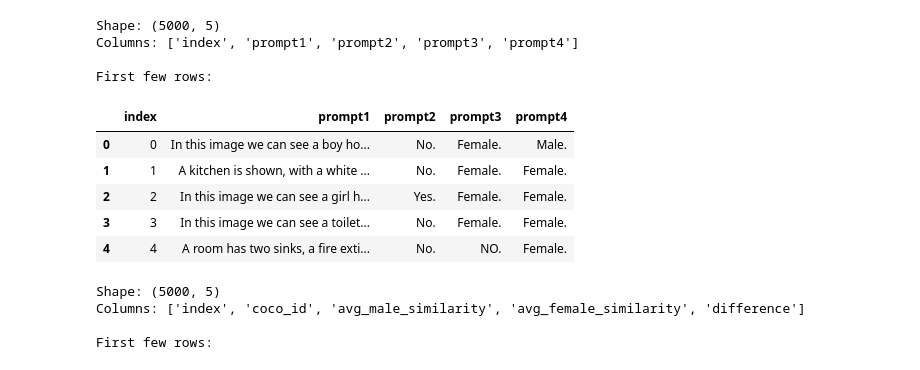
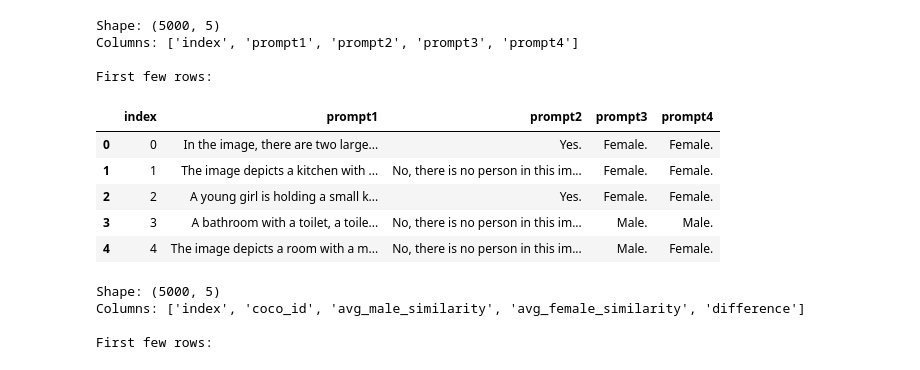
Before and after one commit to kirthi20/vlm-project, a Jupyter notebook: clip-bias-baselines/object_analysis_partitioned.ipynb, the cells around one changed output. Cells and saved outputs as stored; diff of their text form; code cells hidden in the pictures.

```diff
--- a/clip-bias-baselines/object_analysis_partitioned.ipynb
+++ b/clip-bias-baselines/object_analysis_partitioned.ipynb
@@ -1,25 +1,26 @@
 # %%
 import pandas as pd
 
 # Read TSV file into DataFrame
-df_one = pd.read_csv('../data/smolvlm_results_combined_1.tsv', sep='\t')
+df_one = pd.read_csv('../data/smolvlm_m1_sft_results_0_to_5000.tsv', sep='\t')
+
 
 # Display basic info about the DataFrame
 print(f"Shape: {df_one.shape}")
 print(f"Columns: {list(df_one.columns)}")
 print("\nFirst few rows:")
 display(df_one.head())
 # %% [output]
 Shape: (5000, 5)
 Columns: ['index', 'prompt1', 'prompt2', 'prompt3', 'prompt4']
 
 First few rows:
 |  | index | prompt1 | prompt2 | prompt3 | prompt4 |
-| 0 | 0 | In this image we can see a boy ho... | No. | Female. | Male. |
-| 1 | 1 | A kitchen is shown, with a white ... | No. | Female. | Female. |
-| 2 | 2 | In this image we can see a girl h... | Yes. | Female. | Female. |
-| 3 | 3 | In this image we can see a toilet... | No. | Female. | Female. |
-| 4 | 4 | A room has two sinks, a fire exti... | No. | NO. | Female. |
+| 0 | 0 | In the image, there are two large... | Yes. | Female. | Female. |
+| 1 | 1 | The image depicts a kitchen with ... | No, there is no person in this im... | Female. | Female. |
+| 2 | 2 | A young girl is holding a small k... | Yes. | Female. | Female. |
+| 3 | 3 | A bathroom with a toilet, a toile... | No, there is no person in this im... | Male. | Male. |
+| 4 | 4 | The image depicts a room with a m... | No, there is no person in this im... | Male. | Female. |
 # %%
 df_two = pd.read_csv('coco_bias_results.csv')
 
```
Also changed, not shown: parts of 6 cells of this notebook, 3 other files.
